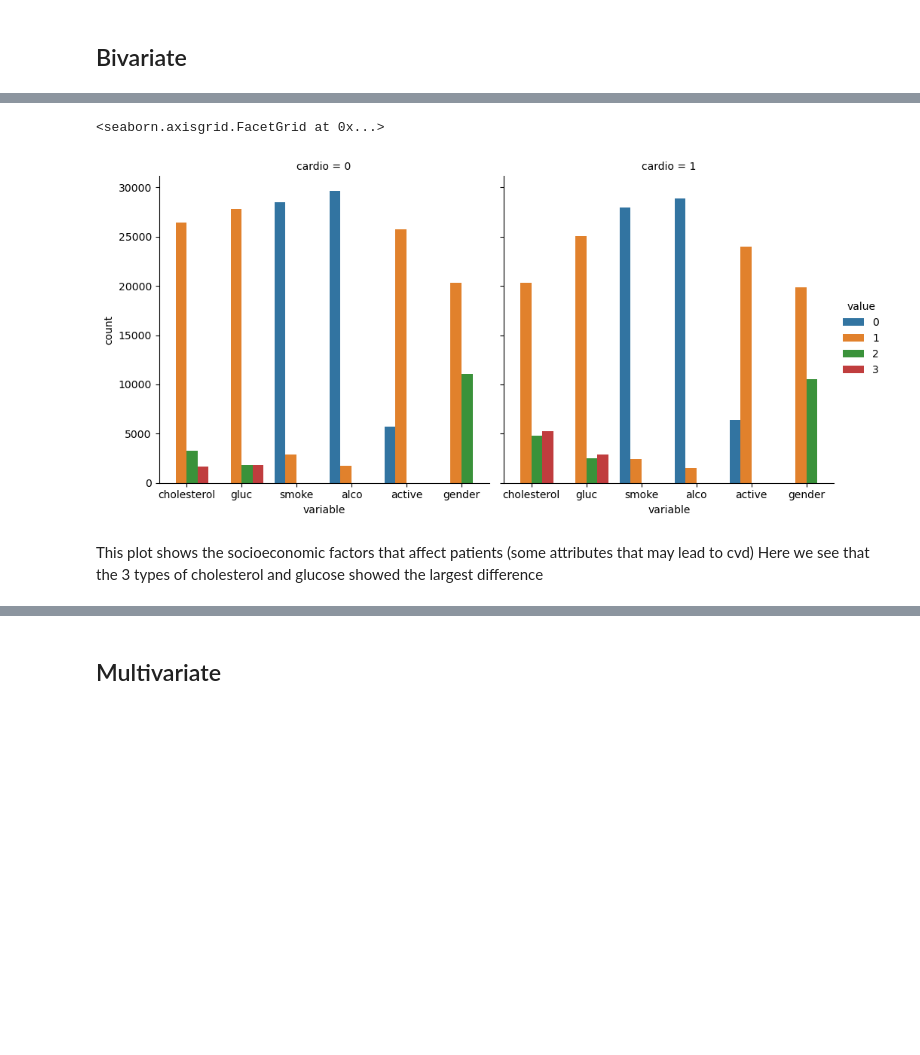
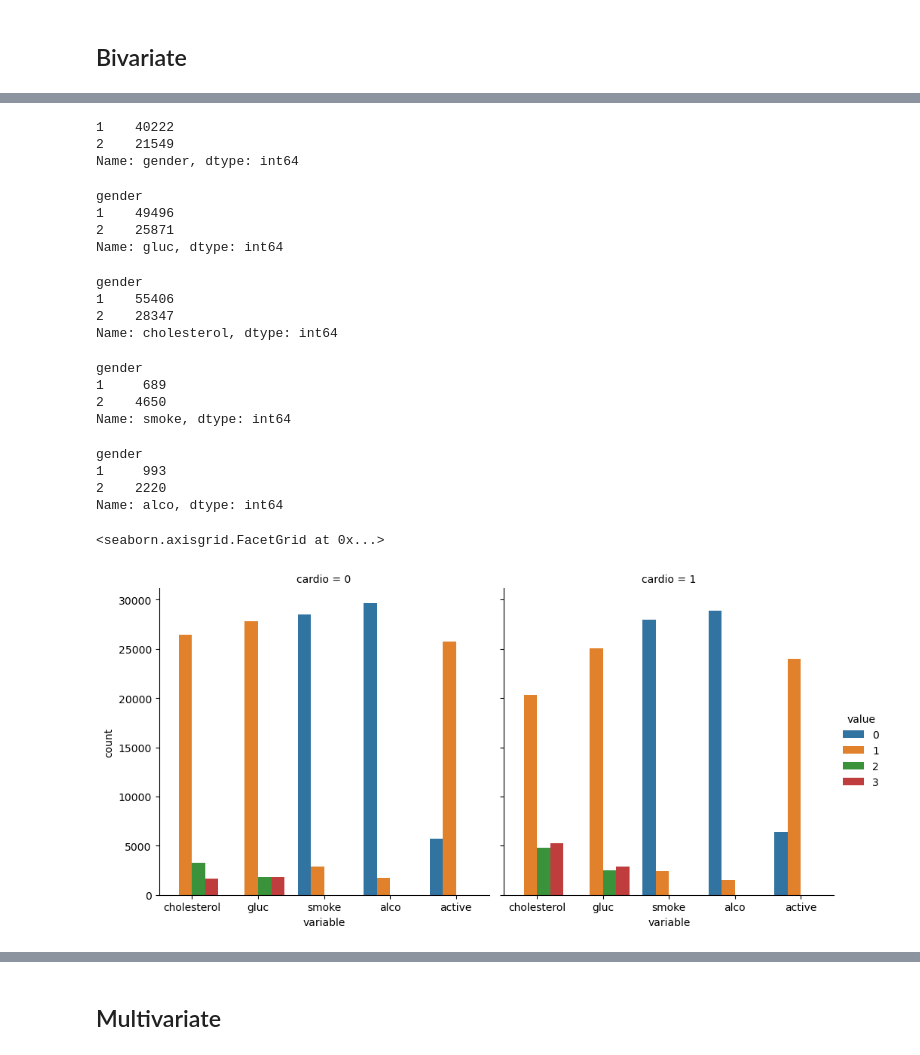
Before and after one commit to COMP3608-Big-Data/Cardiovascular-Disease-Prediction, a Jupyter notebook: the_gold_miners.ipynb, the cells around one changed output, grey strips where cells are left out. Saved outputs shown, nothing was run; the diff lists cells and outputs as text; code cells hidden in the pictures; blank space fills up the shorter version.

```diff
--- a/the_gold_miners.ipynb
+++ b/the_gold_miners.ipynb
@@ -704,0 +705,5 @@ memory usage: 5.9 MB
+# %%
+df['years']=(df['age']/365).round().astype(int)
+#df['years']
+sns.countplot(x='years', hue='cardio', data = df, palette="Set2")
+#This plot has shown that CVD is more prevelant in patients who are older
@@ -779,10 +824,45 @@ This plot has shown that CVD is more prevelant in patients who are 55 years and
+# %%
+df['gender'].value_counts()
+# %% [output]
+1    40222
+2    21549
+Name: gender, dtype: int64
+# %%
+df.groupby('gender')['gluc'].sum()
+#women have higher glucose level on avg
+# %% [output]
+gender
+1    49496
+2    25871
+Name: gluc, dtype: int64
+# %%
+df.groupby('gender')['cholesterol'].sum()
+#women have higher cholesterol on avg
+# %% [output]
+gender
+1    55406
+2    28347
+Name: cholesterol, dtype: int64
+# %%
+df.groupby('gender')['smoke'].sum()
+#men are more smokers on avg
+# %% [output]
+gender
+1     689
+2    4650
+Name: smoke, dtype: int64
+# %%
+df.groupby('gender')['alco'].sum()
+# men drink more alcohol than women on avg
+# %% [output]
+gender
+1     993
+2    2220
+Name: alco, dtype: int64
 # %%
-data1 = pd.melt(df, id_vars=['cardio'], value_vars=['cholesterol','gluc', 'smoke', 'alco', 'active','gender'])
+data1 = pd.melt(df, id_vars=['cardio'], value_vars=['cholesterol','gluc', 'smoke', 'alco', 'active'])
 sns.catplot(x="variable", hue="value",col="cardio",data= data1,kind="count")
 # this shows that patients who have high cholesterol and high glucose level are more prone to have CVD
 # %% [output]
 <seaborn.axisgrid.FacetGrid at 0x...>
-[figure, old version]
+[figure, new version]
-# %% [markdown]
-This plot shows the socioeconomic factors that affect patients (some attributes that may lead to cvd)
-Here we see that the 3 types of cholesterol and glucose showed the largest difference
```
Also changed, not shown: parts of 43 cells of this notebook.
